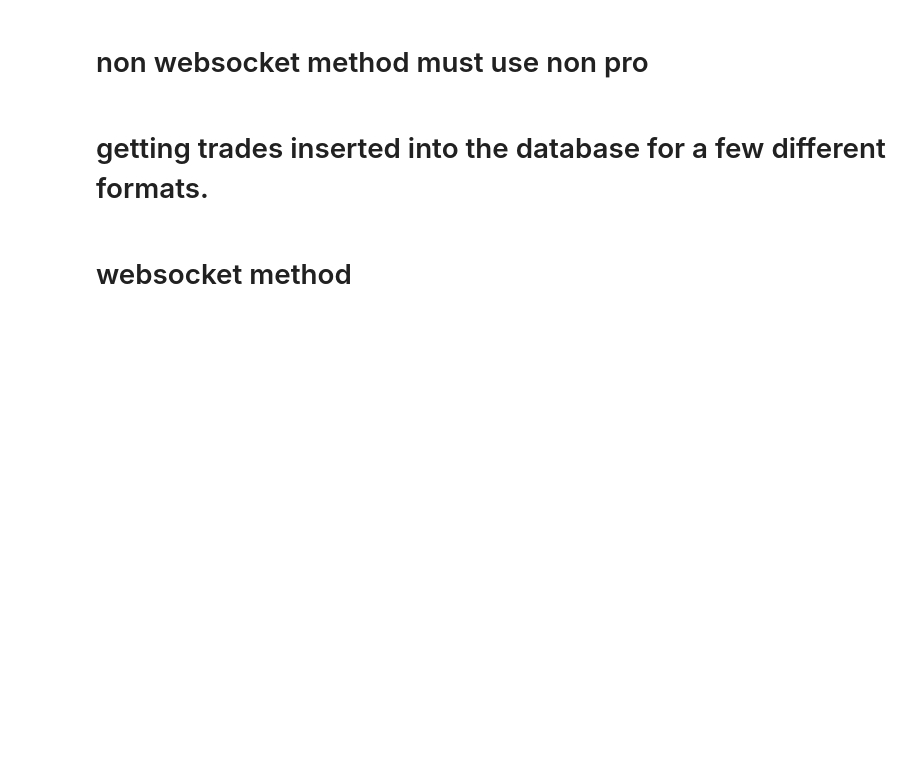
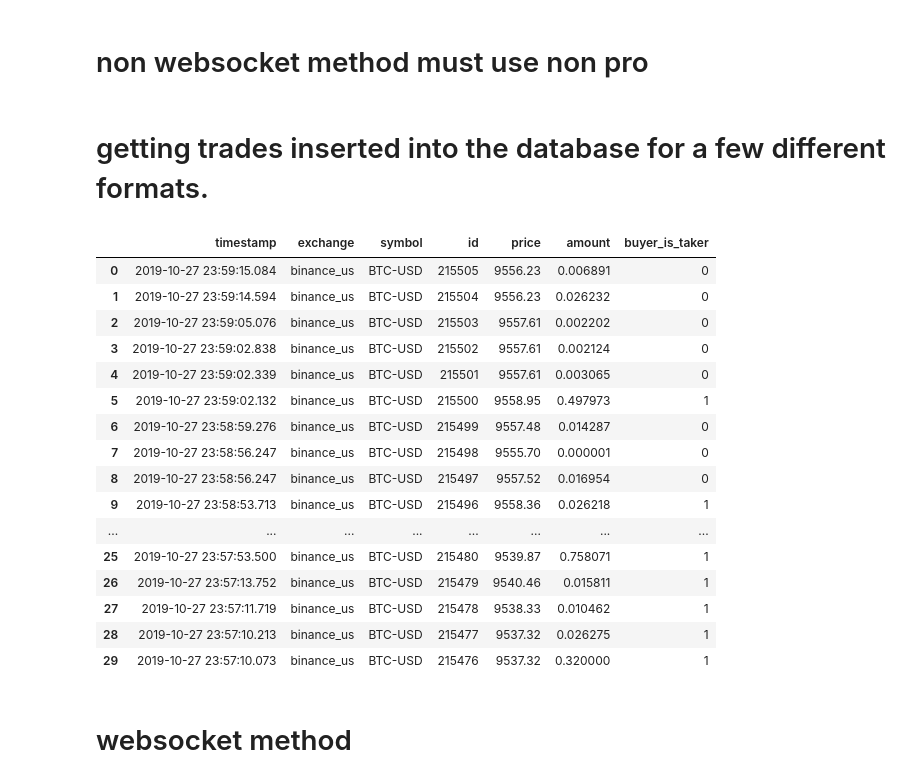
Before and after one commit to pb360/algos, a Jupyter notebook: algos_framework.ipynb, the cells around one changed output. Drawn from its saved outputs; the diff is of its cells as text; code cells hidden in the pictures; blank space fills up the shorter version.

```diff
--- a/algos_framework.ipynb
+++ b/algos_framework.ipynb
@@ -401,8 +404,27 @@ ch_client.execute(delete_query)
 # %%
 ch_client.query_dataframe("""SELECT *
 FROM algos_db.Trades
+WHERE exchange = 'binance_us'
 ORDER BY timestamp DESC
 LIMIT 30;  -- Adjust the number as needed""")
+# %% [output]
+|  | timestamp | exchange | symbol | id | price | amount | buyer_is_taker |
+| 0 | 2019-10-27 23:59:15.084 | binance_us | BTC-USD | 215505 | 9556.23 | 0.006891 | 0 |
+| 1 | 2019-10-27 23:59:14.594 | binance_us | BTC-USD | 215504 | 9556.23 | 0.026232 | 0 |
+| 2 | 2019-10-27 23:59:05.076 | binance_us | BTC-USD | 215503 | 9557.61 | 0.002202 | 0 |
+| 3 | 2019-10-27 23:59:02.838 | binance_us | BTC-USD | 215502 | 9557.61 | 0.002124 | 0 |
+| 4 | 2019-10-27 23:59:02.339 | binance_us | BTC-USD | 215501 | 9557.61 | 0.003065 | 0 |
+| 5 | 2019-10-27 23:59:02.132 | binance_us | BTC-USD | 215500 | 9558.95 | 0.497973 | 1 |
+| 6 | 2019-10-27 23:58:59.276 | binance_us | BTC-USD | 215499 | 9557.48 | 0.014287 | 0 |
+| 7 | 2019-10-27 23:58:56.247 | binance_us | BTC-USD | 215498 | 9555.70 | 0.000001 | 0 |
+| 8 | 2019-10-27 23:58:56.247 | binance_us | BTC-USD | 215497 | 9557.52 | 0.016954 | 0 |
+| 9 | 2019-10-27 23:58:53.713 | binance_us | BTC-USD | 215496 | 9558.36 | 0.026218 | 1 |
+| ... | ... | ... | ... | ... | ... | ... | ... |
+| 25 | 2019-10-27 23:57:53.500 | binance_us | BTC-USD | 215480 | 9539.87 | 0.758071 | 1 |
+| 26 | 2019-10-27 23:57:13.752 | binance_us | BTC-USD | 215479 | 9540.46 | 0.015811 | 1 |
+| 27 | 2019-10-27 23:57:11.719 | binance_us | BTC-USD | 215478 | 9538.33 | 0.010462 | 1 |
+| 28 | 2019-10-27 23:57:10.213 | binance_us | BTC-USD | 215477 | 9537.32 | 0.026275 | 1 |
+| 29 | 2019-10-27 23:57:10.073 | binance_us | BTC-USD | 215476 | 9537.32 | 0.320000 | 1 |
 # %%
 trades_df = pd.DataFrame([trade_0, trade_1])
 # %%
```
Also changed, not shown: parts of 1 cell of this notebook, 2 other files.
